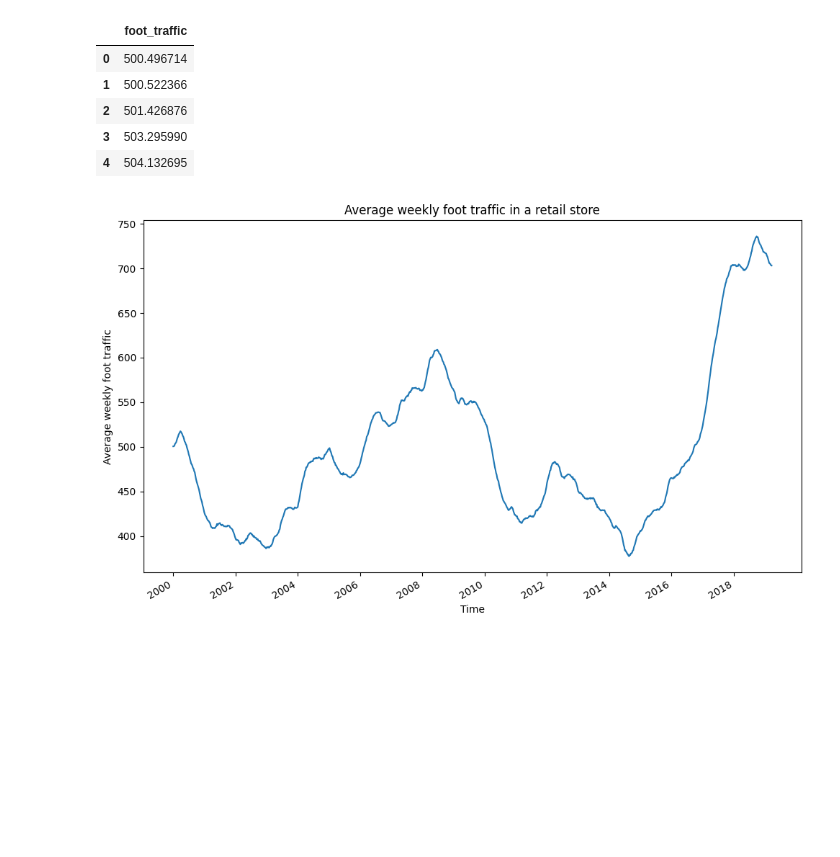
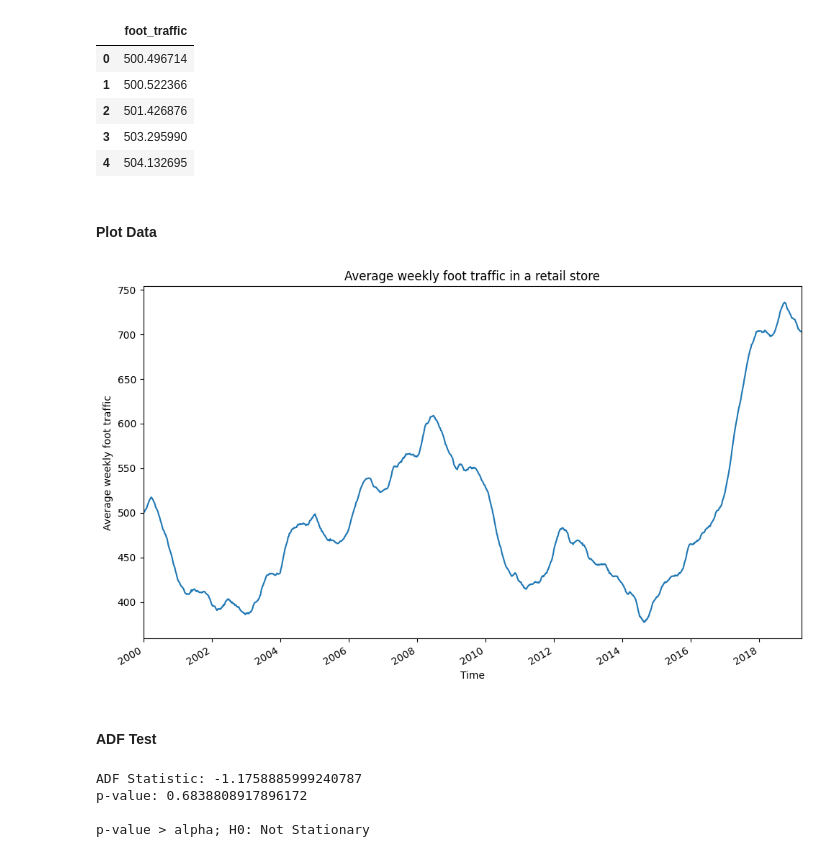
Before and after one commit to LeonardoSMSoares/Economics-Finance, a Jupyter notebook: Time Series Forecasting in Python/TSF 06 - Modeling an Autoregressive Process.ipynb, the cells around one changed output. Drawn from its saved outputs; the diff is of its cells as text; code cells hidden in the pictures; blank space fills up the shorter version.

```diff
--- a/Time Series Forecasting in Python/TSF 06 - Modeling an Autoregressive Process.ipynb
+++ b/Time Series Forecasting in Python/TSF 06 - Modeling an Autoregressive Process.ipynb
@@ -28,17 +30,40 @@ df.head()
 | 2 | 501.426876 |
 | 3 | 503.295990 |
 | 4 | 504.132695 |
+# %% [markdown]
+#### Plot Data
 # %%
 fig, ax = plt.subplots(figsize=(10, 6))
 
 ax.plot(df['foot_traffic'])
 ax.set_xlabel('Time')
 ax.set_ylabel('Average weekly foot traffic')
 ax.set_title('Average weekly foot traffic in a retail store')
 
 plt.xticks(np.arange(0, 1000, 104), np.arange(2000, 2020, 2))
+ax.set_xlim(0, 1000)
 
 fig.autofmt_xdate()
 plt.tight_layout()
 # %% [output]
-[figure, old version]
+[figure, new version]
+# %% [markdown]
+#### ADF Test
+# %%
+# Run the Augmented Dickey-Fuller (ADF) test
+adf_result = adfuller(df['foot_traffic'])
+
+# Display ADF test result
+print(f"ADF Statistic: {adf_result[0]}")
+print(f"p-value: {adf_result[1]}")
+print()
+
+if adf_result[1] < 0.05:
+    print("p-value < alpha; Ha: Stationary")
+else:
+    print("p-value > alpha; H0: Not Stationary")
+# %% [output]
+ADF Statistic: -1.1758885999240787
+p-value: 0.6838808917896172
+
+p-value > alpha; H0: Not Stationary
```
Also changed, not shown: parts of 33 cells of this notebook.
